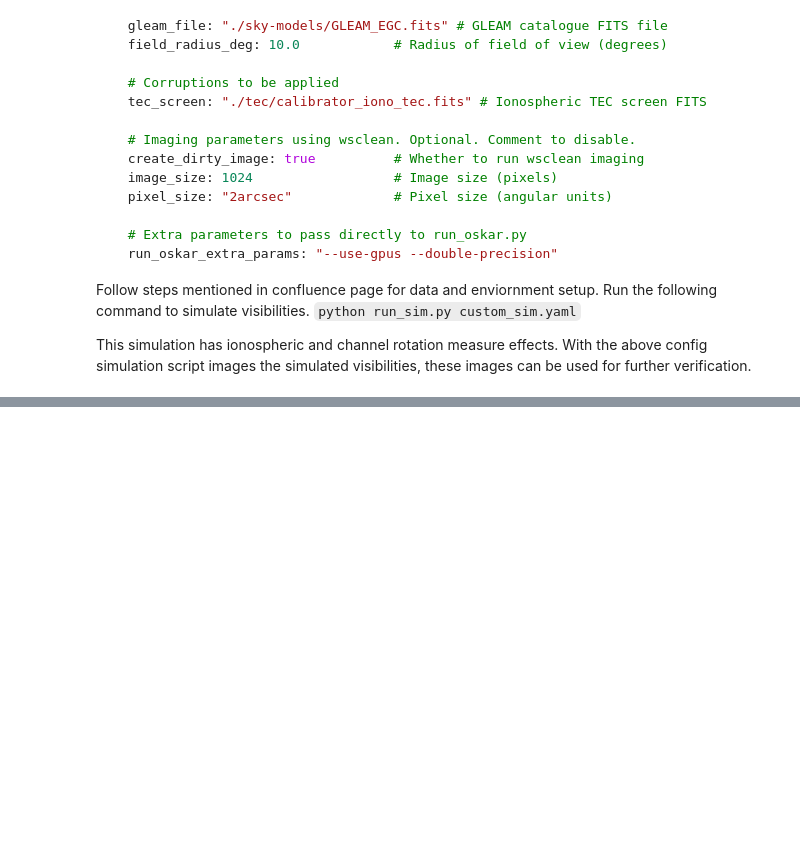
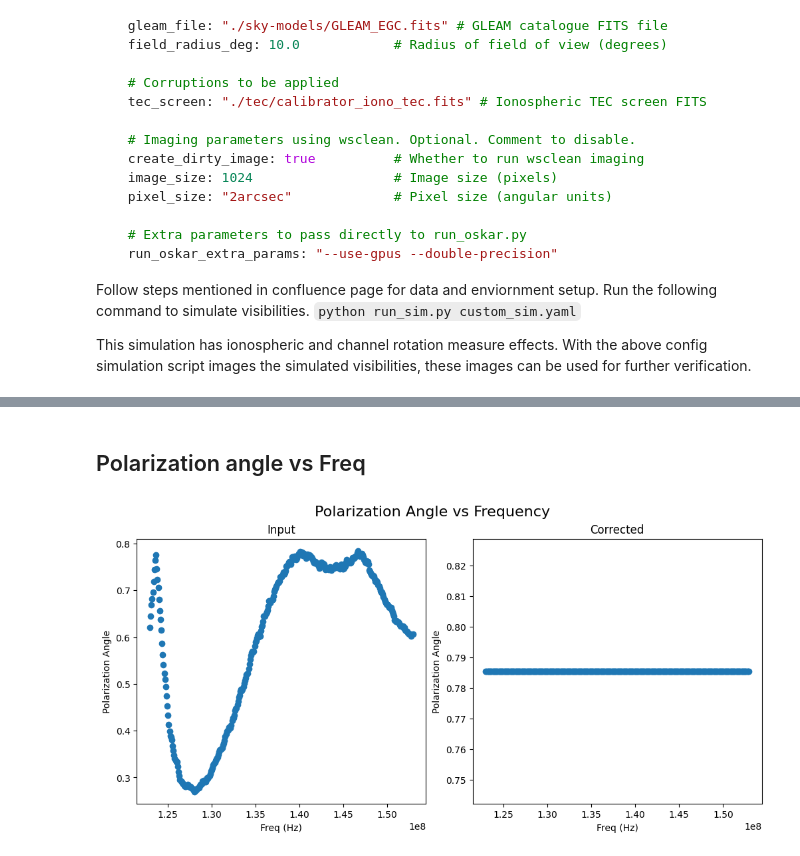
Before and after one commit to jlima91/ska-sdp-instrumental-calibration, a Jupyter notebook: notebooks/validations/validate_channel_rm_stage.ipynb, the cells around one changed output, grey strips where cells are left out. Saved outputs shown, nothing was run; the diff lists cells and outputs as text; code cells hidden in the pictures; blank space fills up the shorter version.

```diff
--- a/notebooks/validations/validate_channel_rm_stage.ipynb
+++ b/notebooks/validations/validate_channel_rm_stage.ipynb
@@ -239,0 +261,12 @@ def plot_pol_angle_vs_freq_xarray(vis):
+# %% [markdown]
+## Polarization angle vs Freq
+# %%
+import importlib
+import notebook_utils
+
+importlib.reload(notebook_utils)
+from notebook_utils import plot_pol_angle_vs_freq
+
+plot_pol_angle_vs_freq(input_vis, corrected_vis, 10,  20, artifacts_prefix_path)
+# %% [output]
+[figure, added]
```
Also changed, not shown: parts of 19 cells of this notebook, 5 other files.
